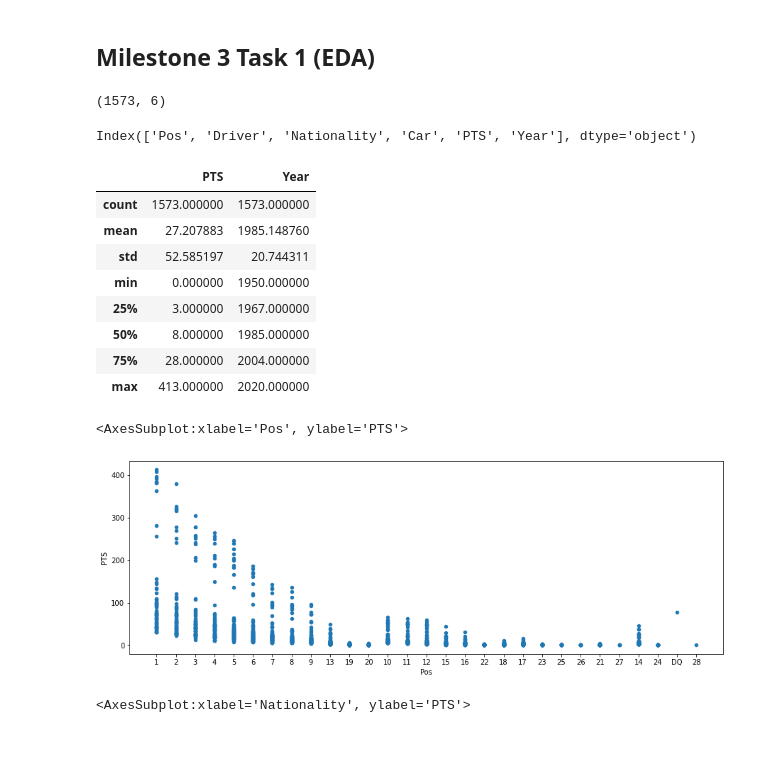
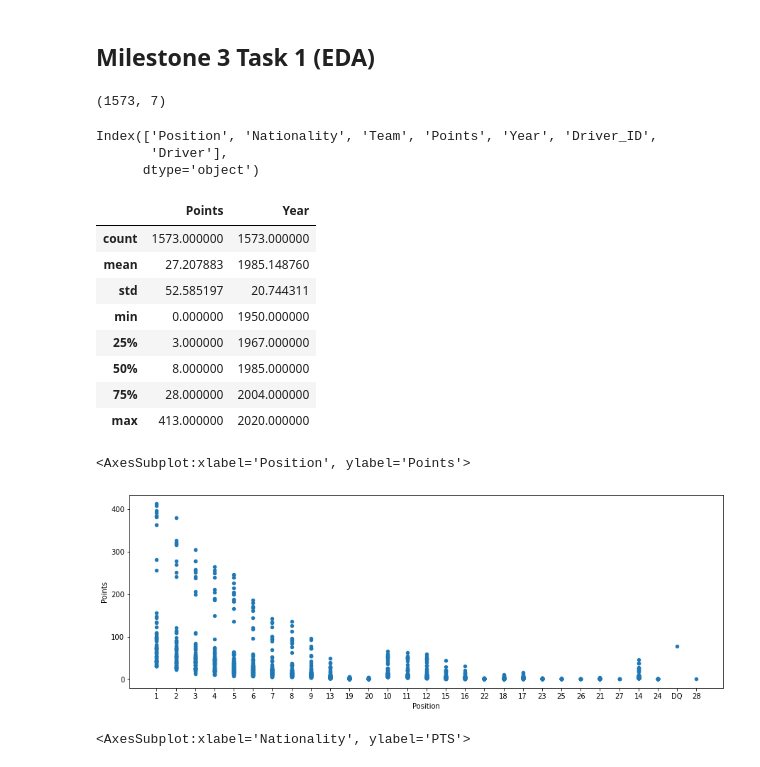
Before and after one commit to data301-2021-winter1/project-group12, a Jupyter notebook: notebooks/EvanS.ipynb, the cells around one changed output. Saved outputs shown, nothing was run; the diff lists cells and outputs as text; code cells hidden in the pictures.

```diff
--- a/notebooks/EvanS.ipynb
+++ b/notebooks/EvanS.ipynb
@@ -13,7 +13,7 @@ print(pd.__version__)
 # %% [output]
 1.3.2
 # %%
-f1data = pd.read_csv("../f1data.csv")
+f1data = pd.read_csv("cleanedf1data.csv")
 # %%
 f1data
 # %% [output]
@@ -35,15 +35,17 @@ f1data
 # %%
 f1data.shape
 # %% [output]
-(1573, 6)
+(1573, 7)
 # %%
 f1data.columns
 # %% [output]
-Index(['Pos', 'Driver', 'Nationality', 'Car', 'PTS', 'Year'], dtype='object')
+Index(['Position', 'Nationality', 'Team', 'Points', 'Year', 'Driver_ID',
+       'Driver'],
+      dtype='object')
 # %%
 f1data.describe().apply(lambda s: s.apply(lambda x: format(x, 'f')))
 # %% [output]
-|  | PTS | Year |
+|  | Points | Year |
 | count | 1573.000000 | 1573.000000 |
 | mean | 27.207883 | 1985.148760 |
 | std | 52.585197 | 20.744311 |
@@ -53,10 +55,10 @@ f1data.describe().apply(lambda s: s.apply(lambda x: format(x, 'f')))
 | 75% | 28.000000 | 2004.000000 |
 | max | 413.000000 | 2020.000000 |
 # %%
-f1data.plot(kind='scatter', x='Pos', y='PTS',figsize=(15,5))
+f1data.plot(kind='scatter', x='Position', y='Points',figsize=(15,5))
 # %% [output]
-<AxesSubplot:xlabel='Pos', ylabel='PTS'>
+<AxesSubplot:xlabel='Position', ylabel='Points'>
-[figure, old version]
+[figure, new version]
 # %%
 f1data.plot(kind='scatter', x='Nationality', y='PTS',figsize=(15,5))
 # %% [output]
```
Also changed, not shown: parts of 7 cells of this notebook, 1 other file.
